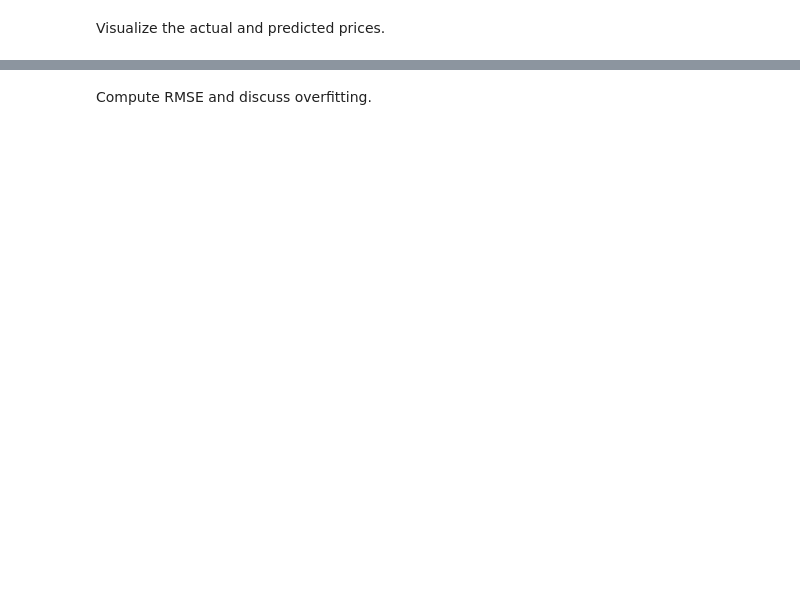
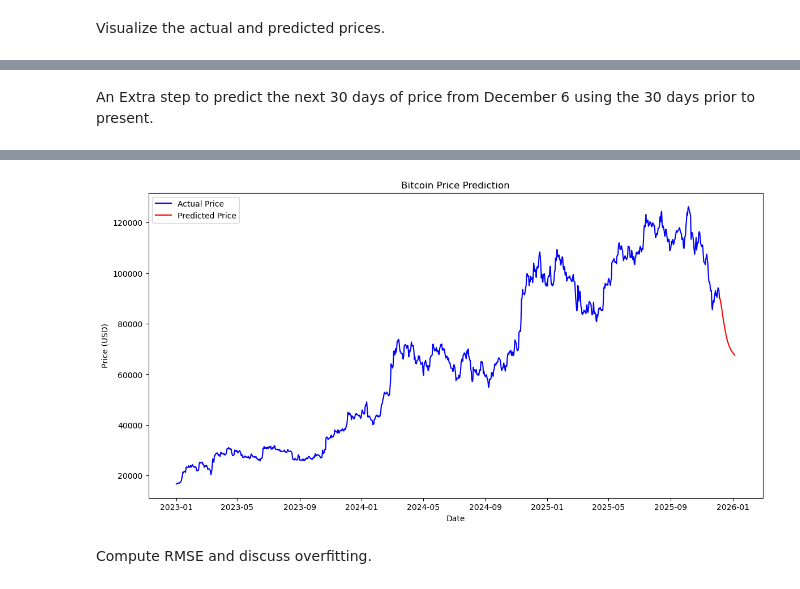
Before and after one commit to wangyanzhao0423/DSCI352_final, a Jupyter notebook: part2/Problem2.ipynb, the cells around one changed output, grey strips where cells are left out. Drawn from its saved outputs; the diff is of its cells as text; code cells hidden in the pictures; blank space fills up the shorter version.

Commit message:
added an extra prediction of the next 30 days

```diff
--- a/part2/Problem2.ipynb
+++ b/part2/Problem2.ipynb
@@ -207,0 +212,59 @@ plt.show()
+# %% [markdown]
+An Extra step to predict the next 30 days of price from December 6 using the 30 days prior to present.
+# %%
+
+def predict_next_30_days(initial_sequence, model, scaler, days=30):
+    current_sequence = initial_sequence.copy()  # Ensure the sequence is not modified outside the function
+    predicted_prices = []
+
+    for _ in range(days):
+        # Reshape the input to fit the model expected input shape
+        current_input = current_sequence.reshape(1, 30, 1)  # Shape (1, 30, 1)
+
+        # Predict the next price
+        scaled_prediction = model.predict(current_input)
+
+        # Check for NaN values in the prediction
+        if np.isnan(scaled_prediction).any():
+            print("NaN values detected in prediction output.")
+            break
+
+        # Inverse transform the scaled prediction
+        predicted_price = scaler.inverse_transform(scaled_prediction)[0][0]
+        predicted_prices.append(predicted_price)
+
+        # Update the sequence for the next prediction
+        current_sequence = np.append(current_sequence[1:], scaled_prediction)  # Use the latest prediction
+
+    return predicted_prices
+
+# Assuming 'scaled_test_data' is already defined and contains the scaled test data
+last_sequence = scaled_test_data[-30:]  # Last 30 days from the scaled test data
+predicted_prices_30_days = predict_next_30_days(last_sequence, model, scaler)
+
+# Visualizing the predicted prices
+if predicted_prices_30_days:
+    # Define the starting point for the predictions
+    last_date = test_data.index[-1]  # Last date of the test data
+    prediction_dates = pd.date_range(start=last_date + pd.Timedelta(days=1), periods=len(predicted_prices_30_days), freq='D')
+
+    # Create a new figure for plotting
+    plt.figure(figsize=(14, 7))
+
+    # Plot actual prices from test data
+    plt.plot(test_data.index, test_data['high'], label='Actual Price', color='blue')
+
+    # Plot predicted prices
+    plt.plot(prediction_dates, predicted_prices_30_days, label='Predicted Price', color='red')
+
+    # Adding titles and labels
+    plt.title('Bitcoin Price Prediction')
+    plt.xlabel('Date')
+    plt.ylabel('Price (USD)')
+    plt.legend()
+
+    # Show the plot
+    plt.show()
+else:
+    print("No predictions to display.")
+# %% [output]
@@ -208,3 +288,4 @@ plt.show()
+[figure, added]
 # %% [markdown]
 Compute RMSE and discuss overfitting.
 # %%
```
Also changed, not shown: parts of 7 cells of this notebook.
